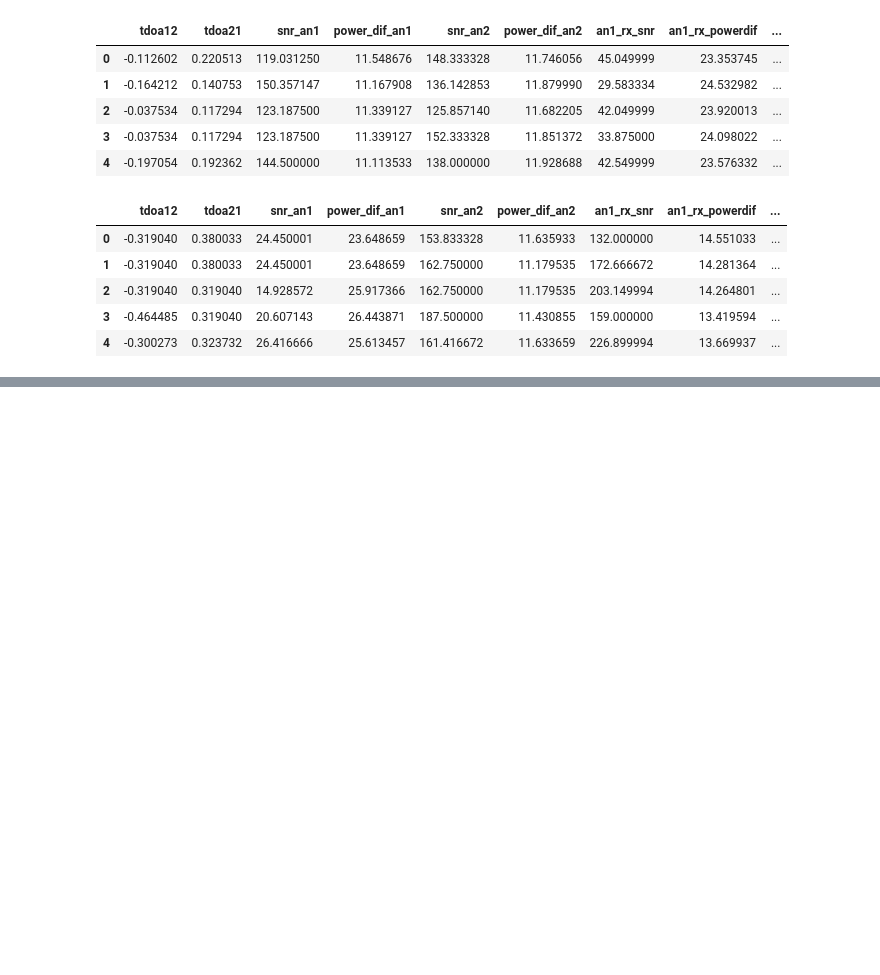
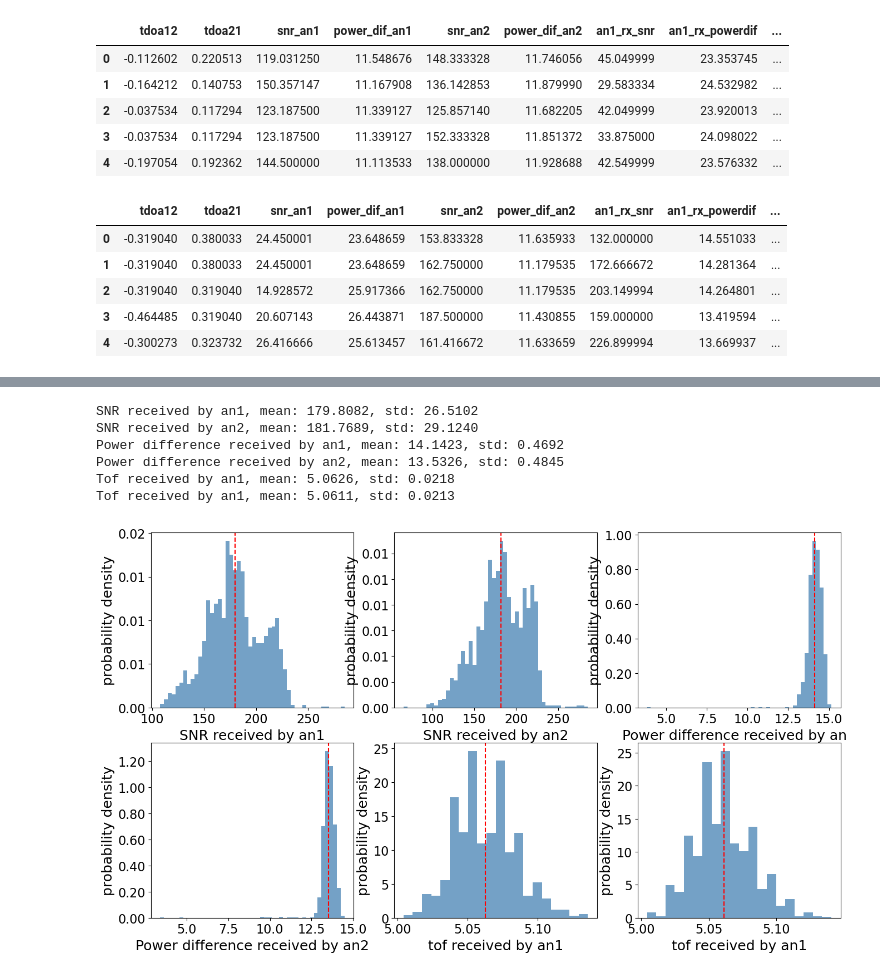
Before and after one commit to B3NToo/Identification-of-NLOS-causing-Material-in-UWB-Localization-Using-Machine-Learning-Methods, a Jupyter notebook: baseline classification/data_analysis.ipynb, the cells around one changed output, grey strips where cells are left out. Saved outputs shown, nothing was run; the diff lists cells and outputs as text; code cells hidden in the pictures; blank space fills up the shorter version.

```diff
--- a/baseline classification/data_analysis.ipynb
+++ b/baseline classification/data_analysis.ipynb
@@ -40,0 +279,65 @@ data.head()
+# %%
+# visualize power between anchors
+fig2 = plt.figure(figsize=(16, 9))
+px1 = fig2.add_subplot(2,3,1)
+(mu_snr_rc_an1, sigma_snr_rc_an1) = stats.norm.fit(an1_rx_snr)
+print("SNR received by an1, mean: %.4f," % mu_snr_rc_an1, "std: %.4f" % sigma_snr_rc_an1)
+yhist, xhist, patches = plt.hist(an1_rx_snr, bins=48,color='steelblue',alpha=0.75, density=True)
+px1.yaxis.set_major_formatter(FormatStrFormatter('%.2f'))
+plt.axvline(x=mu_snr_rc_an1, alpha=1.0, linestyle ='--', color = 'red')
+plt.xlabel('SNR received by an1', fontsize = FONTSIZE)
+plt.ylabel('probability density', fontsize = FONTSIZE)
+
+px2 = fig2.add_subplot(2,3,2)
+(mu_snr_rc_an2, sigma_snr_rc_an2) = stats.norm.fit(an2_rx_snr)
+print("SNR received by an2, mean: %.4f," % mu_snr_rc_an2, "std: %.4f" % sigma_snr_rc_an2)
+yhist, xhist, patches = plt.hist(an2_rx_snr, bins=48,color='steelblue',alpha=0.75, density=True)
+px2.yaxis.set_major_formatter(FormatStrFormatter('%.2f'))
+plt.axvline(x=mu_snr_rc_an2, alpha=1.0, linestyle ='--', color = 'red')
+plt.xlabel('SNR received by an2', fontsize = FONTSIZE)
+plt.ylabel('probability density', fontsize = FONTSIZE)
+
+px3 = fig2.add_subplot(2,3,3)
+(mu_powerdif_rc_an1, sigma_powerdif_rc_an1) = stats.norm.fit(an1_rx_powerdif)
+print("Power difference received by an1, mean: %.4f," % mu_powerdif_rc_an1, "std: %.4f" % sigma_powerdif_rc_an1)
+yhist, xhist, patches = plt.hist(an1_rx_powerdif, bins=48, color='steelblue', alpha=0.75, density=True)
+px3.yaxis.set_major_formatter(FormatStrFormatter('%.2f'))
+plt.axvline(x=mu_powerdif_rc_an1, alpha=1.0, linestyle ='--', color = 'red')
+plt.xlabel('Power difference received by an1', fontsize = FONTSIZE)
+plt.ylabel('probability density', fontsize = FONTSIZE)
+
+px4 = fig2.add_subplot(2,3,4)
+(mu_powerdif_rc_an2, sigma_powerdif_rc_an2) = stats.norm.fit(an2_rx_powerdif)
+print("Power difference received by an2, mean: %.4f," % mu_powerdif_rc_an2, "std: %.4f" % sigma_powerdif_rc_an2)
+yhist, xhist, patches = plt.hist(an2_rx_powerdif, bins=48, color='steelblue', alpha=0.75, density=True)
+px4.yaxis.set_major_formatter(FormatStrFormatter('%.2f'))
+plt.axvline(x=mu_powerdif_rc_an2, alpha=1.0, linestyle ='--', color = 'red')
+plt.xlabel('Power difference received by an2', fontsize = FONTSIZE)
+plt.ylabel('probability density', fontsize = FONTSIZE)
+
+px5 = fig2.add_subplot(2,3,5)
+(mu_tof_rc_an1, sigma_tof_rc_an1) = stats.norm.fit(an1_tof)
+print("Tof received by an1, mean: %.4f," % mu_tof_rc_an1, "std: %.4f" % sigma_tof_rc_an1)
+yhist, xhist, patches = plt.hist(an1_tof, bins=20, color='steelblue', alpha=0.75, density=True)
+plt.axvline(x=mu_tof_rc_an1, alpha=1.0, linestyle ='--', color = 'red')
+plt.xlabel('tof received by an1', fontsize = FONTSIZE)
+plt.ylabel('probability density', fontsize = FONTSIZE)
+
+px6 = fig2.add_subplot(2,3,6)
+
+(mu_tof_rc_an2, sigma_tof_rc_an2) = stats.norm.fit(an2_tof)
+print("Tof received by an1, mean: %.4f," % mu_tof_rc_an2, "std: %.4f" % sigma_tof_rc_an2)
+yhist, xhist, patches = plt.hist(an2_tof, bins=20, color='steelblue', alpha=0.75, density=True)
+plt.axvline(x=mu_tof_rc_an2, alpha=1.0, linestyle ='--', color = 'red')
+plt.xlabel('tof received by an1', fontsize = FONTSIZE)
+plt.ylabel('probability density', fontsize = FONTSIZE)
+
+plt.show()
+# %% [output]
+SNR received by an1, mean: 179.8082, std: 26.5102
+SNR received by an2, mean: 181.7689, std: 29.1240
+Power difference received by an1, mean: 14.1423, std: 0.4692
+Power difference received by an2, mean: 13.5326, std: 0.4845
+Tof received by an1, mean: 5.0626, std: 0.0218
+Tof received by an1, mean: 5.0611, std: 0.0213
+[figure, added]
```
Also changed, not shown: parts of 23 cells of this notebook, 3 other files.
